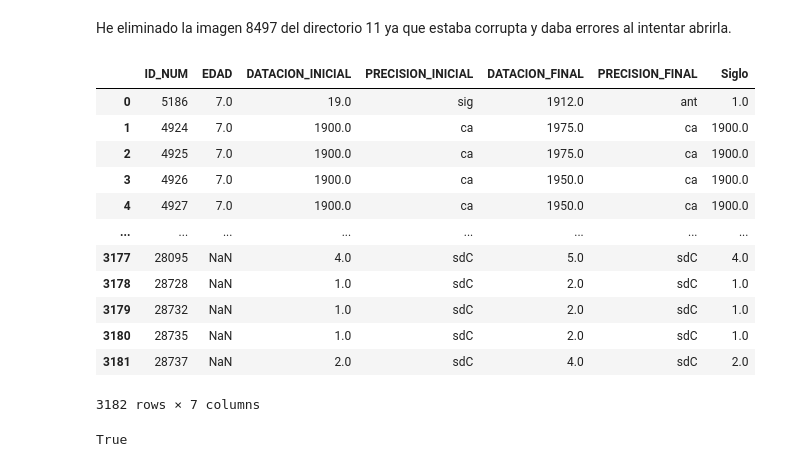
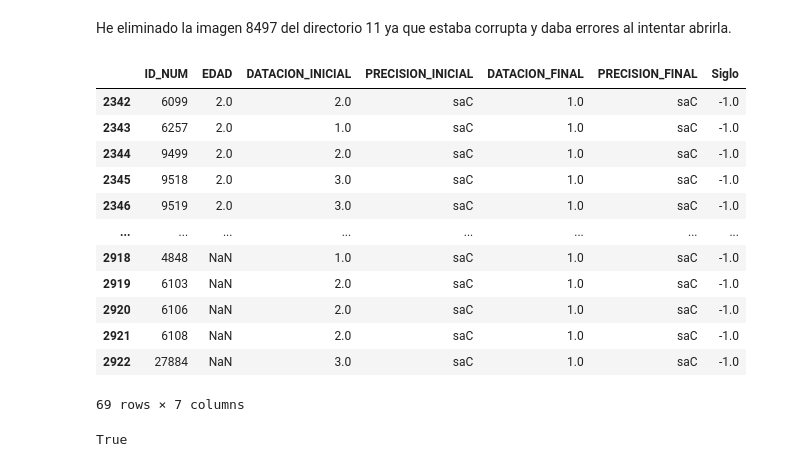
Before and after one commit to IA2021UR/trabajo-ia-en-la-comunidad-de-la-rioja-equipo-10, a Jupyter notebook: Trabajo.ipynb, the cells around one changed output. Cells and saved outputs as stored; diff of their text form; code cells hidden in the pictures.

```diff
--- a/Trabajo.ipynb
+++ b/Trabajo.ipynb
@@ -152,19 +152,19 @@ def siglo(DATACION_INICIAL, PRECISION_INICIAL, DATACION_FINAL, PRECISION_FINAL):
       return truncate(DATACION_INICIAL/100 + 1, 0)
 
   elif (PRECISION_FINAL == 'sig' or PRECISION_FINAL == 'ant'):
-    if ((DATACION_FINAL % 100) > 0):
+    if ((DATACION_FINAL / 100) > 1):
       return truncate(DATACION_FINAL/100 + 1, 0)
     else:
       return DATACION_FINAL
 
   elif (PRECISION_FINAL == 'ca'):
     if (not math.isnan(DATACION_FINAL)):
-      if ((DATACION_FINAL % 100) > 0):
+      if ((DATACION_FINAL / 100) > 1):
         return truncate(DATACION_FINAL/100 + 1,0)
       else:
         return DATACION_FINAL
     else:
-      if ((DATACION_INICIAL % 100) > 0):
+      if ((DATACION_INICIAL / 100) > 1):
         return truncate(DATACION_INICIAL/100 + 1,0)
       else:
         return DATACION_INICIAL
@@ -194,14 +194,14 @@ def siglo(DATACION_INICIAL, PRECISION_INICIAL, DATACION_FINAL, PRECISION_FINAL):
       return truncate(DATACION_INICIAL/100 + 1, 0)
 
   elif (PRECISION_INICIAL == 'sig' or PRECISION_INICIAL == 'ant'):
-    if ((DATACION_INICIAL % 100) > 0):
+    if ((DATACION_INICIAL / 100) > 1):
       return truncate(DATACION_INICIAL/100 + 1, 0)
     else:
       return DATACION_INICIAL
 
   elif (PRECISION_INICIAL == 'ca'):
     if (not math.isnan(DATACION_INICIAL)):
-      if ((DATACION_INICIAL % 100) > 0):
+      if ((DATACION_INICIAL / 100) > 1):
         return truncate(DATACION_INICIAL/100 + 1,0)
       else:
         return DATACION_INICIAL
@@ -226,23 +226,23 @@ def siglo(DATACION_INICIAL, PRECISION_INICIAL, DATACION_FINAL, PRECISION_FINAL):
 
     ## elif (PRECISION_FINAL == 'pos'): No hemos tratado pos ya que todos tenian PRECISION_FINAL
 # %%
-df['Siglo'] = df.apply(lambda row: siglo(row.DATACION_INICIAL, row.PRECISION_INICIAL, row.DATACION_INICIAL, row.PRECISION_INICIAL), axis=1)
+df['Siglo'] = df.apply(lambda row: siglo(row.DATACION_INICIAL, row.PRECISION_INICIAL, row.DATACION_FINAL, row.PRECISION_FINAL), axis=1)
-# %%
-df
-# %% [output]
-|  | ID_NUM | EDAD | DATACION_INICIAL | PRECISION_INICIAL | DATACION_FINAL | PRECISION_FINAL | Siglo |
-| 0 | 5186 | 7.0 | 19.0 | sig | 1912.0 | ant | 1.0 |
-| 1 | 4924 | 7.0 | 1900.0 | ca | 1975.0 | ca | 1900.0 |
-| 2 | 4925 | 7.0 | 1900.0 | ca | 1975.0 | ca | 1900.0 |
-| 3 | 4926 | 7.0 | 1900.0 | ca | 1950.0 | ca | 1900.0 |
-| 4 | 4927 | 7.0 | 1900.0 | ca | 1950.0 | ca | 1900.0 |
-| ... | ... | ... | ... | ... | ... | ... | ... |
-| 3177 | 28095 | NaN | 4.0 | sdC | 5.0 | sdC | 4.0 |
-| 3178 | 28728 | NaN | 1.0 | sdC | 2.0 | sdC | 1.0 |
-| 3179 | 28732 | NaN | 1.0 | sdC | 2.0 | sdC | 1.0 |
-| 3180 | 28735 | NaN | 1.0 | sdC | 2.0 | sdC | 1.0 |
-| 3181 | 28737 | NaN | 2.0 | sdC | 4.0 | sdC | 2.0 |
-3182 rows × 7 columns
+# %%
+df[df['PRECISION_FINAL']=='saC']
+# %% [output]
+|  | ID_NUM | EDAD | DATACION_INICIAL | PRECISION_INICIAL | DATACION_FINAL | PRECISION_FINAL | Siglo |
+| 2342 | 6099 | 2.0 | 2.0 | saC | 1.0 | saC | -1.0 |
+| 2343 | 6257 | 2.0 | 1.0 | saC | 1.0 | saC | -1.0 |
+| 2344 | 9499 | 2.0 | 2.0 | saC | 1.0 | saC | -1.0 |
+| 2345 | 9518 | 2.0 | 3.0 | saC | 1.0 | saC | -1.0 |
+| 2346 | 9519 | 2.0 | 3.0 | saC | 1.0 | saC | -1.0 |
+| ... | ... | ... | ... | ... | ... | ... | ... |
+| 2918 | 4848 | NaN | 1.0 | saC | 1.0 | saC | -1.0 |
+| 2919 | 6103 | NaN | 2.0 | saC | 1.0 | saC | -1.0 |
+| 2920 | 6106 | NaN | 2.0 | saC | 1.0 | saC | -1.0 |
+| 2921 | 6108 | NaN | 2.0 | saC | 1.0 | saC | -1.0 |
+| 2922 | 27884 | NaN | 3.0 | saC | 1.0 | saC | -1.0 |
+69 rows × 7 columns
 # %%
 not math.isnan(df[df['ID_NUM']==4924]['DATACION_FINAL'])
 # %% [output]
```
